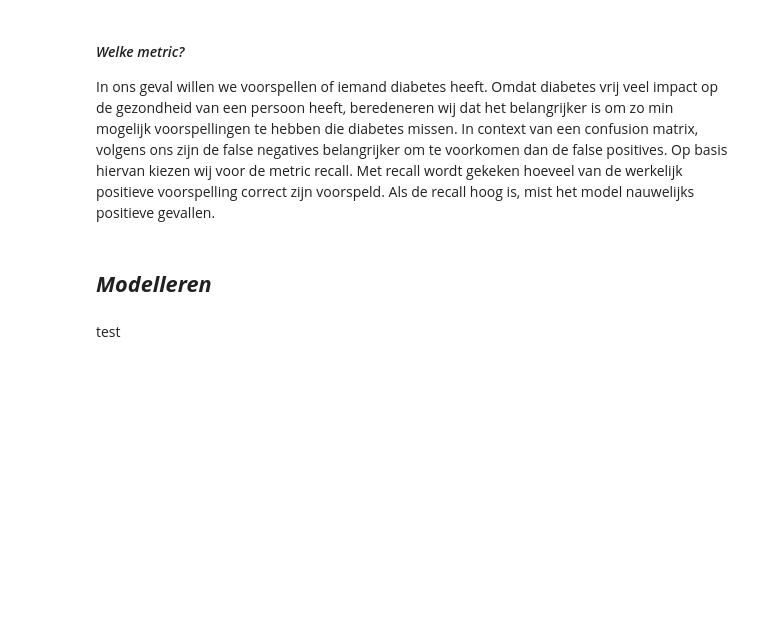
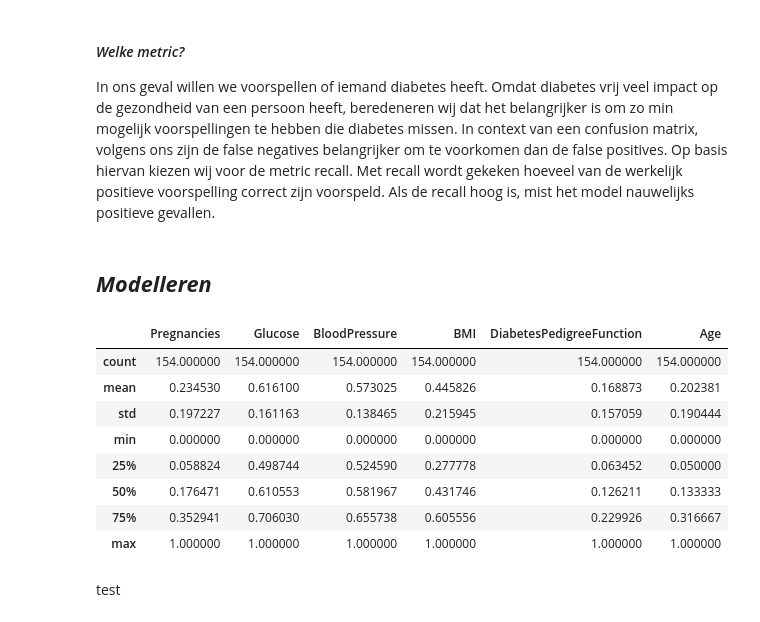
Before and after one commit to BJHeemskerk/MachineLearning, a Jupyter notebook: Opdracht_1.ipynb, the cells around one changed output. Drawn from its saved outputs; the diff is of its cells as text; code cells hidden in the pictures; blank space fills up the shorter version.

```diff
--- a/Opdracht_1.ipynb
+++ b/Opdracht_1.ipynb
@@ -450,3 +451,25 @@ De F1 score is een bepaling die zowel de precision als de recall in waarde neemt
 In ons geval willen we voorspellen of iemand diabetes heeft. Omdat diabetes vrij veel impact op de gezondheid van een persoon heeft, beredeneren wij dat het belangrijker is om zo min mogelijk voorspellingen te hebben die diabetes missen. In context van een confusion matrix, volgens ons zijn de false negatives belangrijker om te voorkomen dan de false positives. Op basis hiervan kiezen wij voor de metric recall. Met recall wordt gekeken hoeveel van de werkelijk positieve voorspelling correct zijn voorspeld. Als de recall hoog is, mist het model nauwelijks positieve gevallen.
 # %% [markdown]
 ## ***Modelleren***
+# %%
+# Weghalen rijen met nulwaarden
+df_test = data_test.copy()
+
+# Weghalen van kolommen wegens te hoog aantal nulwaarden
+df_test.drop('Insulin', axis=1, inplace=True)
+df_test.drop('SkinThickness', axis=1, inplace=True)
+
+df_test.drop('p_id', axis = 1, inplace=True)
+
+test_scaled = feature_scaling(df_test)
+test_scaled.describe()
+# %% [output]
+|  | Pregnancies | Glucose | BloodPressure | BMI | DiabetesPedigreeFunction | Age |
+| count | 154.000000 | 154.000000 | 154.000000 | 154.000000 | 154.000000 | 154.000000 |
+| mean | 0.234530 | 0.616100 | 0.573025 | 0.445826 | 0.168873 | 0.202381 |
+| std | 0.197227 | 0.161163 | 0.138465 | 0.215945 | 0.157059 | 0.190444 |
+| min | 0.000000 | 0.000000 | 0.000000 | 0.000000 | 0.000000 | 0.000000 |
+| 25% | 0.058824 | 0.498744 | 0.524590 | 0.277778 | 0.063452 | 0.050000 |
+| 50% | 0.176471 | 0.610553 | 0.581967 | 0.431746 | 0.126211 | 0.133333 |
+| 75% | 0.352941 | 0.706030 | 0.655738 | 0.605556 | 0.229926 | 0.316667 |
+| max | 1.000000 | 1.000000 | 1.000000 | 1.000000 | 1.000000 | 1.000000 |
```
Also changed, not shown: parts of 4 cells of this notebook.
